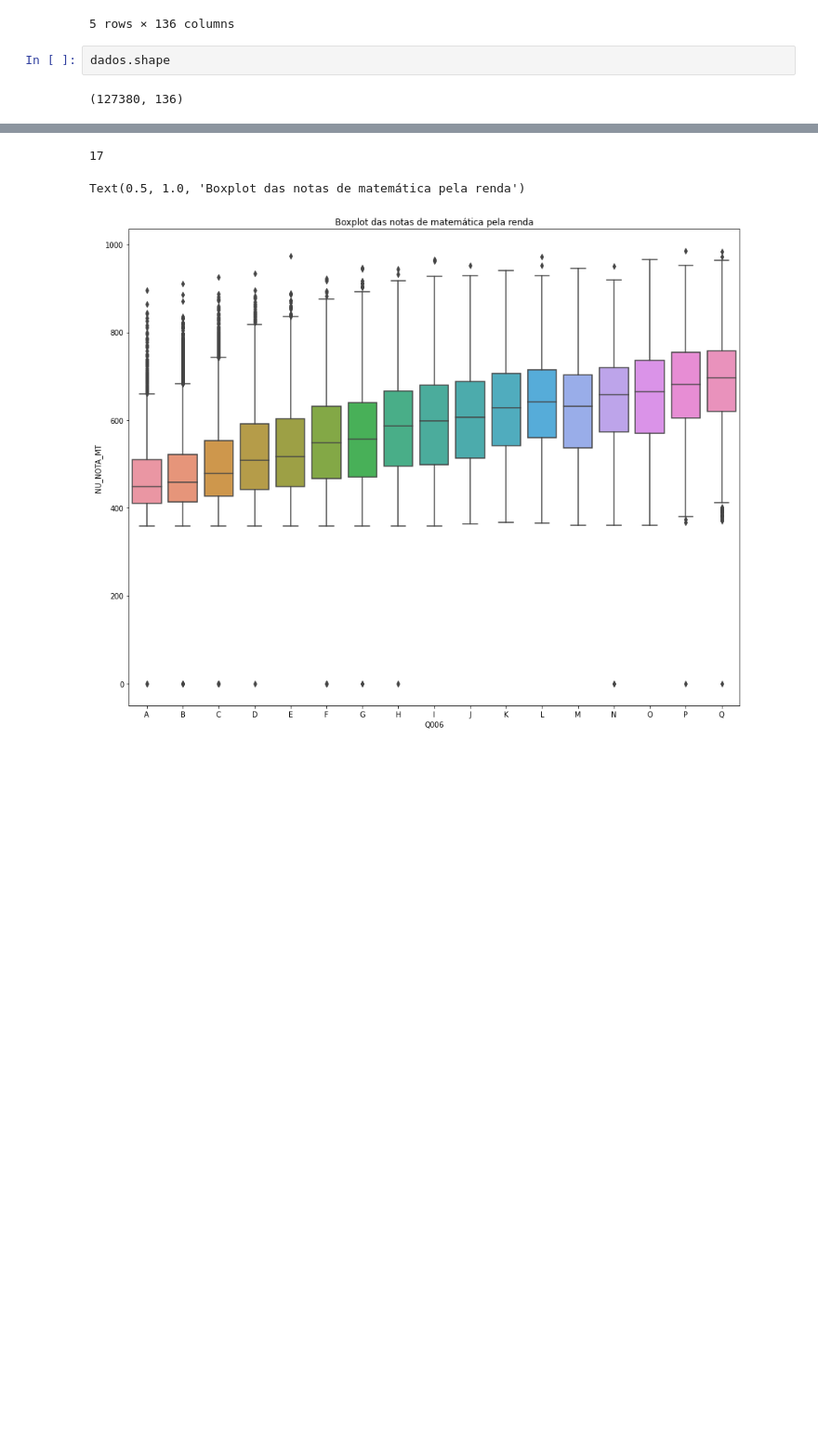
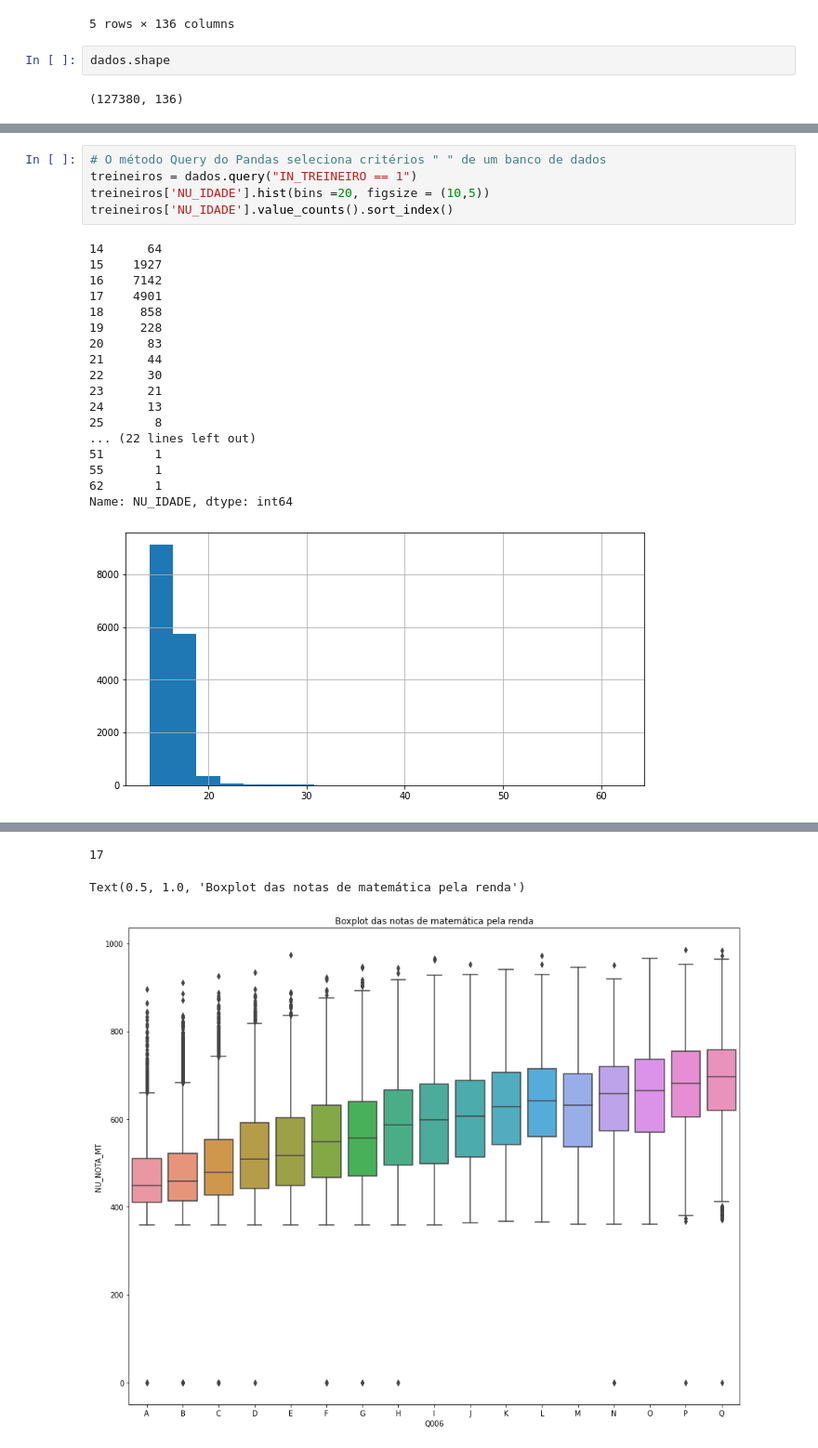
Before and after one commit to daniel-usp/Python, a Jupyter notebook: Caso_Enem_2019_Completo.ipynb, the cells around one changed output, grey strips where cells are left out. Shown at 93% size. Drawn from its saved outputs; the diff is of its cells as text; blank space fills up the shorter version.

```diff
--- a/Caso_Enem_2019_Completo.ipynb
+++ b/Caso_Enem_2019_Completo.ipynb
@@ -36,0 +164,24 @@ Name: SG_UF_RESIDENCIA, Length: 127380, dtype: object
+# %%
+# O método Query do Pandas seleciona critérios " " de um banco de dados
+treineiros = dados.query("IN_TREINEIRO == 1")
+treineiros['NU_IDADE'].hist(bins =20, figsize = (10,5))
+treineiros['NU_IDADE'].value_counts().sort_index()
+# %% [output]
+14      64
+15    1927
+16    7142
+17    4901
+18     858
+19     228
+20      83
+21      44
+22      30
+23      21
+24      13
+25       8
+... (22 lines left out)
+51       1
+55       1
+62       1
+Name: NU_IDADE, dtype: int64
+[figure, added]
```
Also changed, not shown: parts of 48 cells of this notebook.
